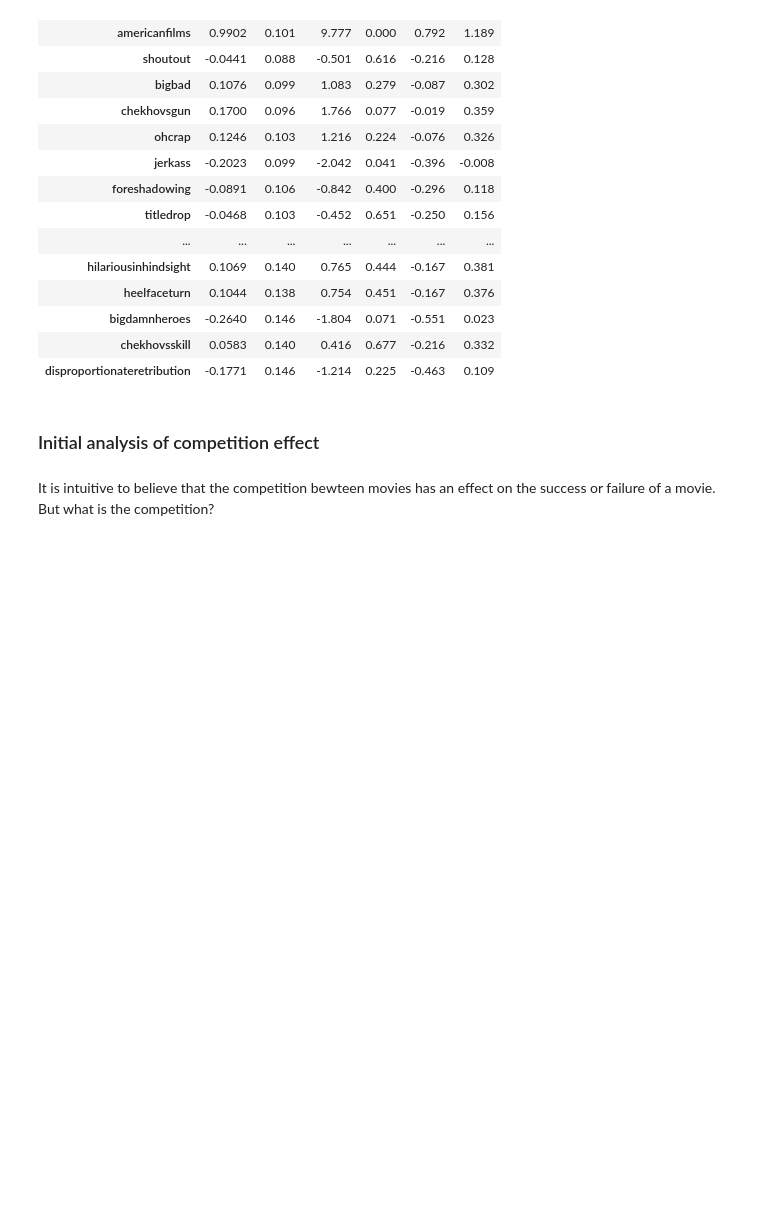
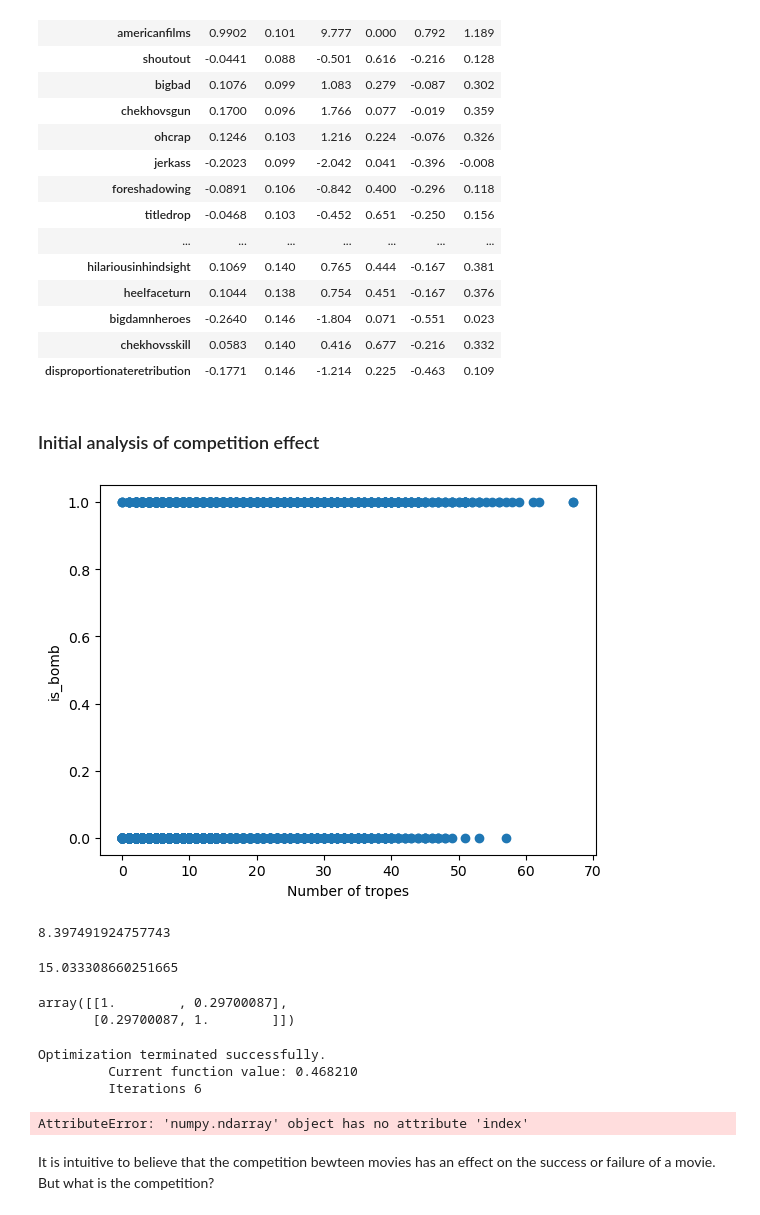
Before and after one commit to epfl-ada/ada-2022-project-adamax, a Jupyter notebook: src/initial_analysis.ipynb, the cells around one changed output. Saved outputs shown, nothing was run; the diff lists cells and outputs as text; code cells hidden in the pictures; blank space fills up the shorter version.

```diff
--- a/src/initial_analysis.ipynb
+++ b/src/initial_analysis.ipynb
@@ -326,6 +326,38 @@ Logit Regression Results
 | disproportionateretribution | -0.1771 | 0.146 | -1.214 | 0.225 | -0.463 | 0.109 |
 # %% [markdown]
 ### Initial analysis of competition effect
+# %%
+trope_counts = trope_ind_mat.values.sum(axis=1)
+label = df_tropes["is_bomb_tvtropes"].values
+plt.scatter(trope_counts, label)
+plt.xlabel("Number of tropes")
+plt.ylabel("is_bomb")
+plt.show()
+# %% [output]
+[figure, added]
+# %%
+trope_counts[label == 0].mean()
+# %% [output]
+8.397491924757743
+# %%
+trope_counts[label == 1].mean()
+# %% [output]
+15.033308660251665
+# %%
+np.corrcoef(trope_counts, label)
+# %% [output]
+array([[1.        , 0.29700087],
+       [0.29700087, 1.        ]])
+# %%
+model = sm.Logit(label, sm.add_constant(trope_counts))
+res = model.fit()
+
+res.params[res.pvalues[res.pvalues < 1]].sort_values(ascending=False)
+# %% [output]
+Optimization terminated successfully.
+         Current function value: 0.468210
+         Iterations 6
+AttributeError: 'numpy.ndarray' object has no attribute 'index'
 # %% [markdown]
 It is intuitive to believe that the competition bewteen movies has an effect on the success or failure of a movie. But what is the competition?
 # %% [markdown]
```
Also changed, not shown: parts of 1 cell of this notebook, 2 other files.
